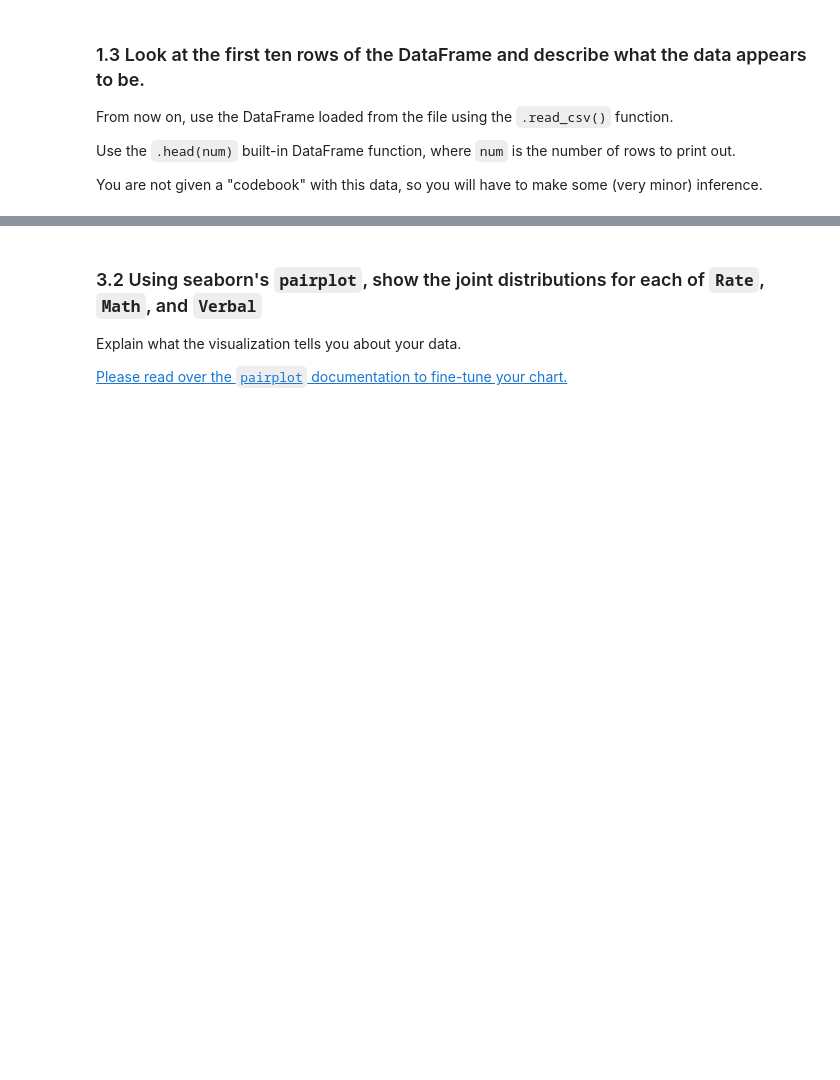
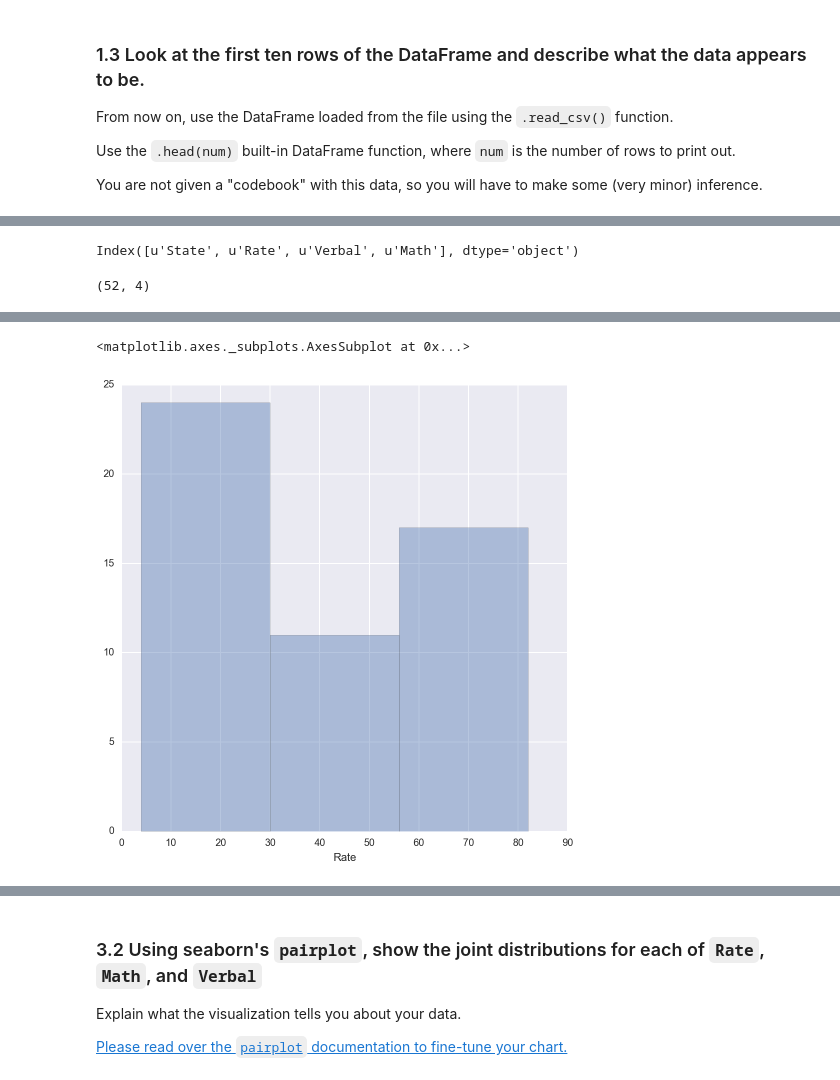
Before and after one commit to ocj137/DSI-SF-2-ocjacob, a Jupyter notebook: week02/project-02-starter.ipynb, the cells around one changed output, grey strips where cells are left out. Saved outputs shown, nothing was run; the diff lists cells and outputs as text; code cells hidden in the pictures; blank space fills up the shorter version.

```diff
--- a/week02/project-02-starter.ipynb
+++ b/week02/project-02-starter.ipynb
@@ -53,6 +55,8 @@ sat_filepath = 'sat_scores.csv'
 ### 1.2 Make a pandas DataFrame object with the sat dictionary and also with the pandas `.read_csv()` function
 
 Compare the DataFrames using the `.dtypes` attribute in the DataFrame objects. What is the difference between loading from file and inputting this dictionary (if any)?
+# %%
+sat_scores = pd.read_csv(sat_filepath)
 # %% [markdown]
 If you did not convert the string column values to float in your dictionary, the columns in the DataFrame are of type `object` (which are string values, essentially).
 # %% [markdown]
@@ -71,6 +90,14 @@ You are not given a "codebook" with this data, so you will have to make some (ve
 ---
 
 A data dictionary is an object that describes your data. This should contain the name of each variable (column), the type of the variable, your description of what the variable is, and the shape (rows and columns) of the entire dataset.
+# %%
+sat_scores.columns
+# %% [output]
+Index([u'State', u'Rate', u'Verbal', u'Math'], dtype='object')
+# %%
+sat_scores.shape
+# %% [output]
+(52, 4)
 # %% [markdown]
 <img src="http://imgur.com/l5NasQj.png" style="float: left; margin: 25px 15px 0px 0px; height: 25px">
 
@@ -83,3 +110,9 @@ A data dictionary is an object that describes your data. This should contain the
 Set the keyword argument `kde=False`. This way you can actually see the counts within bins. You can adjust the number of bins to your liking.
 
 [Please read over the `distplot` documentation to learn about the arguments and fine-tune your chart if you want.](https://stanford.edu/~mwaskom/software/seaborn/generated/seaborn.distplot.html#seaborn.distplot)
+# %%
+sns.set(rc={"figure.figsize": (8, 8)})
+sns.distplot(sat_scores['Rate'], kde=False)
+# %% [output]
+<matplotlib.axes._subplots.AxesSubplot at 0x...>
+[figure, added]
```
Also changed, not shown: parts of 22 cells of this notebook.
